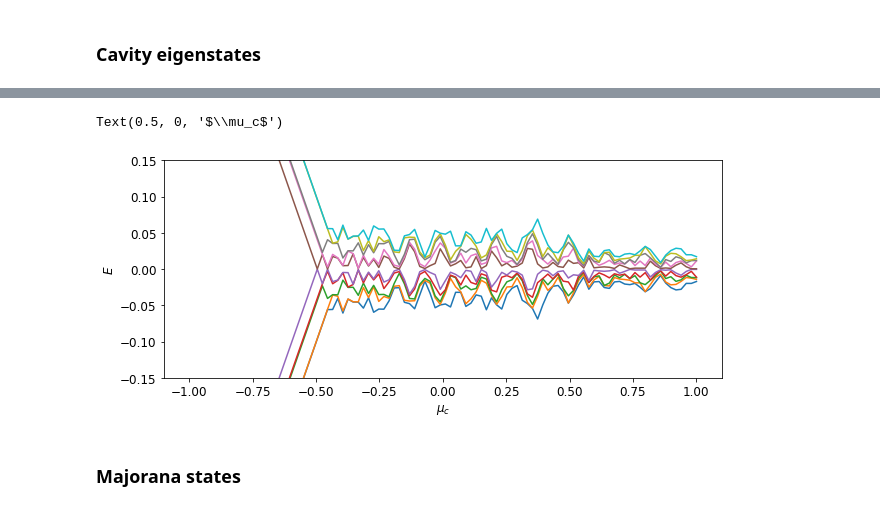
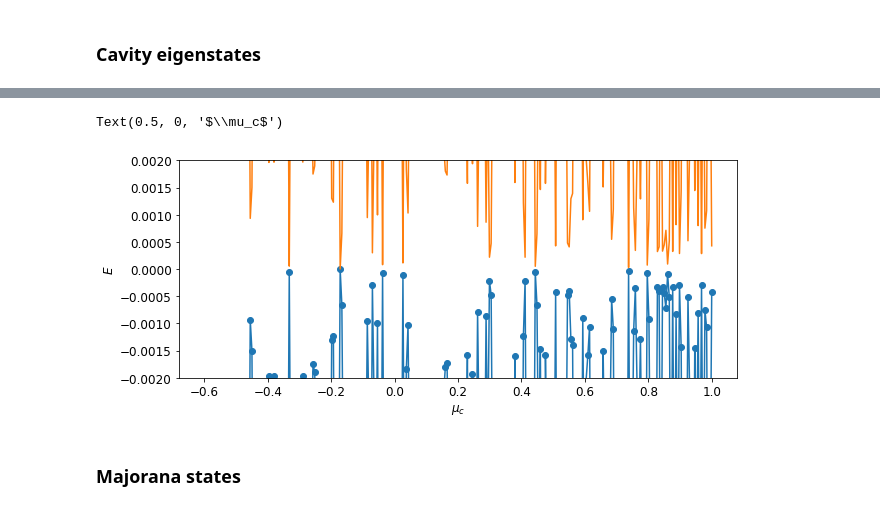
Before and after one commit to Satin21/Trijunction, a Jupyter notebook: analysis/boundstate.ipynb, the cells around one changed output, grey strips where cells are left out. Saved outputs shown, nothing was run; the diff lists cells and outputs as text; code cells hidden in the pictures.

```diff
--- a/analysis/boundstate.ipynb
+++ b/analysis/boundstate.ipynb
@@ -257,0 +324,16 @@ Wall time: 33.4 s
+# %%
+%%time
+inf_ens = []
+inf_vecs = []
+Bs = np.linspace(0, 1, 20)
+for b in Bs:
+    params['B_x'] = b
+    en, vec = modified_find_boundstates(syst=rectangle,
+                               min_energy=-0.01,
+                               max_energy=0.01,
+                               sparse=True,
+                               params=params,
+                               rtol=1e-3
+                              )
+    inf_ens.append(en)
+    inf_vecs.append(vec)
@@ -414,11 +514,11 @@ params = {
 %%time
 cavity_ens = []
 cavity_vecs = []
-mus = np.linspace(-1, 1, 100)
+mus = np.linspace(-0.6, 1, 300)
 for b in mus:
     params['mu_cavity'] = b
     ham = circle.hamiltonian_submatrix(sparse=True, params=params)
-    val, vec = sort_eigen(sla.eigsh(ham.tocsc(), k=10, sigma=0))
+    val, vec = sort_eigen(sla.eigsh(ham.tocsc(), k=2, sigma=0))
     cavity_ens.append(val)
     cavity_vecs.append(vec)
 # %% [output]
@@ -427,16 +527,21 @@ Wall time: 10.6 s
 # %%
 cavity_ens = np.array(cavity_ens)
+# %%
+gs = cavity_ens.T[0]
+# %%
+peaks = np.where(np.abs(gs) < 2e-3)
 # %%
 fig, ax = plt.subplots(figsize=(10, 4))
 for level in cavity_ens.T:
     ax.plot(mus, level)
 #ax.scatter(Bs[w:], inf_ens[w:], label='bound state algorithm')
-ax.set_ylim(-0.15, 0.15)
+ax.scatter(mus[peaks], gs[peaks])
+ax.set_ylim(-0.002, 0.002)
 ax.set_ylabel('$E$')
 ax.set_xlabel(r'$\mu_c$')
 # %% [output]
 Text(0.5, 0, '$\\mu_c$')
-[figure, old version]
+[figure, new version]
 # %% [markdown]
 ### Majorana states
 # %%
```
Also changed, not shown: parts of 54 cells of this notebook, 5 other files.
